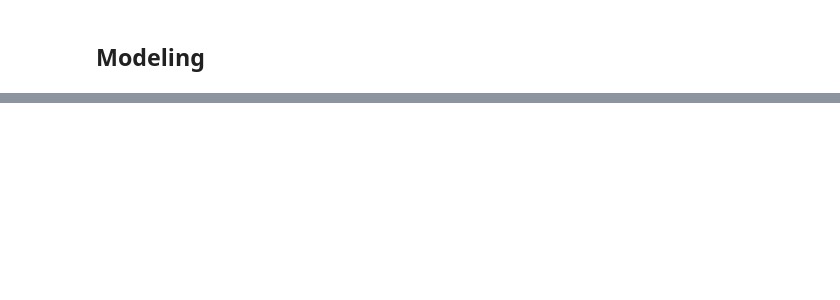
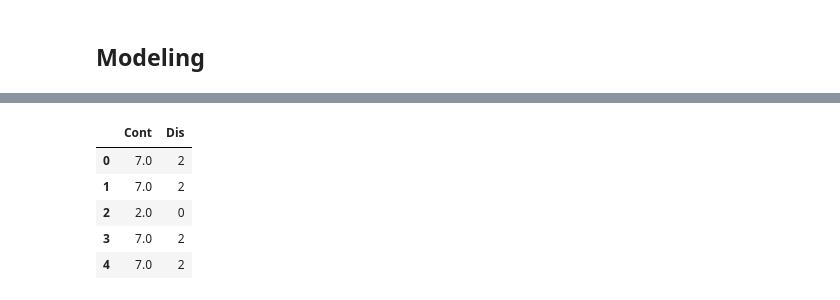
Before and after one commit to zandvakiliramin/Biometric_Peoject, a Jupyter notebook: Analysis_V3.ipynb, the cells around one changed output, grey strips where cells are left out. Cells and saved outputs as stored; diff of their text form; code cells hidden in the pictures; blank space fills up the shorter version.

```diff
--- a/Analysis_V3.ipynb
+++ b/Analysis_V3.ipynb
@@ -559,0 +589,16 @@ Epoch 15/15
+# %%
+y_df = pd.DataFrame(y)
+y_df.columns = ['Cont']
+y_df["Dis"] = 1
+# %%
+y_df.loc[y_df.Cont > 5, "Dis"] = 2
+y_df.loc[y_df.Cont < 3, "Dis"] = 0
+# %%
+y_df.head()
+# %% [output]
+|  | Cont | Dis |
+| 0 | 7.0 | 2 |
+| 1 | 7.0 | 2 |
+| 2 | 2.0 | 0 |
+| 3 | 7.0 | 2 |
+| 4 | 7.0 | 2 |
```
Also changed, not shown: parts of 62 cells of this notebook.
